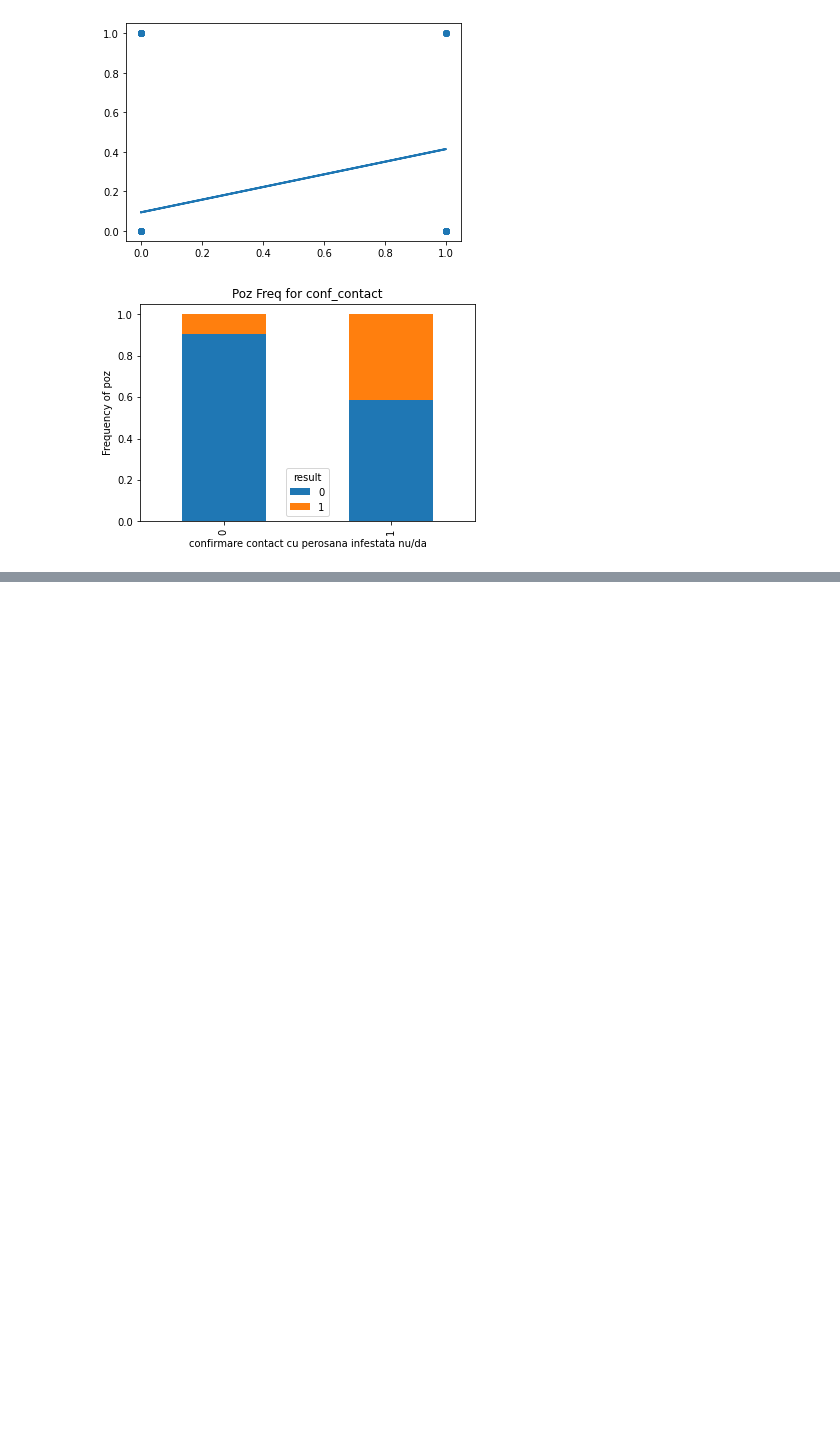
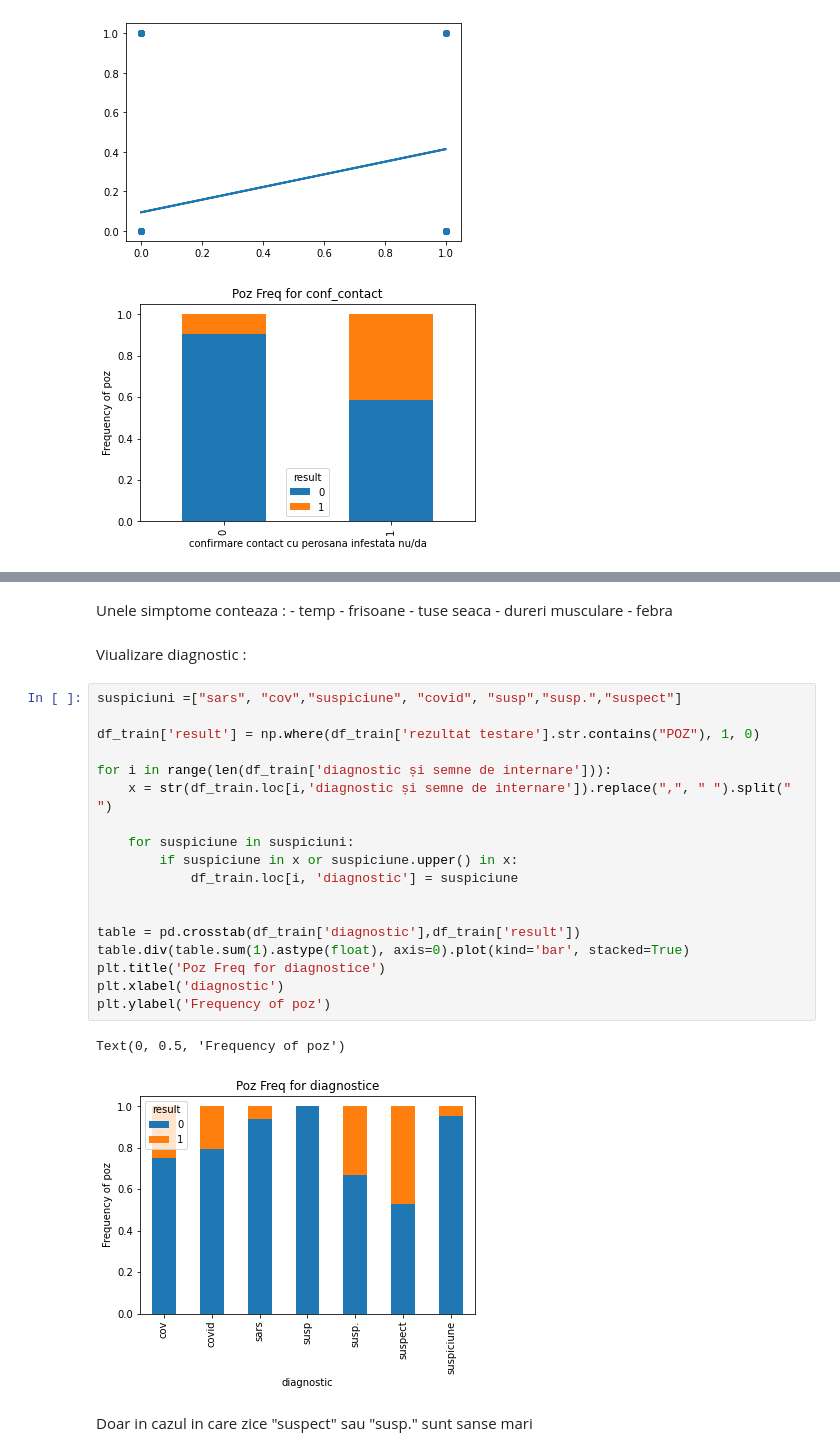
Before and after one commit to DianaComan/Error404, a Jupyter notebook: viz.ipynb, the cells around one changed output, grey strips where cells are left out. Drawn from its saved outputs; the diff is of its cells as text; blank space fills up the shorter version.

```diff
--- a/viz.ipynb
+++ b/viz.ipynb
@@ -271,0 +299,32 @@ plt.show()
+# %% [markdown]
+Unele simptome conteaza :
+    - temp
+    - frisoane
+    - tuse seaca
+    - dureri musculare
+    - febra
+# %% [markdown]
+Viualizare diagnostic :
+# %%
+suspiciuni =["sars", "cov","suspiciune", "covid", "susp","susp.","suspect"]
+
+df_train['result'] = np.where(df_train['rezultat testare'].str.contains("POZ"), 1, 0)
+
+for i in range(len(df_train['diagnostic și semne de internare'])):
+    x = str(df_train.loc[i,'diagnostic și semne de internare']).replace(",", " ").split(" ")
+
+    for suspiciune in suspiciuni:
+        if suspiciune in x or suspiciune.upper() in x:
+            df_train.loc[i, 'diagnostic'] = suspiciune
+
+
+table = pd.crosstab(df_train['diagnostic'],df_train['result'])
+table.div(table.sum(1).astype(float), axis=0).plot(kind='bar', stacked=True)
+plt.title('Poz Freq for diagnostice')
+plt.xlabel('diagnostic')
+plt.ylabel('Frequency of poz')
+# %% [output]
+Text(0, 0.5, 'Frequency of poz')
+[figure, added]
+# %% [markdown]
+Doar in cazul in care zice "suspect" sau "susp." sunt sanse mari
```
Also changed, not shown: parts of 7 cells of this notebook, 5 other files.
